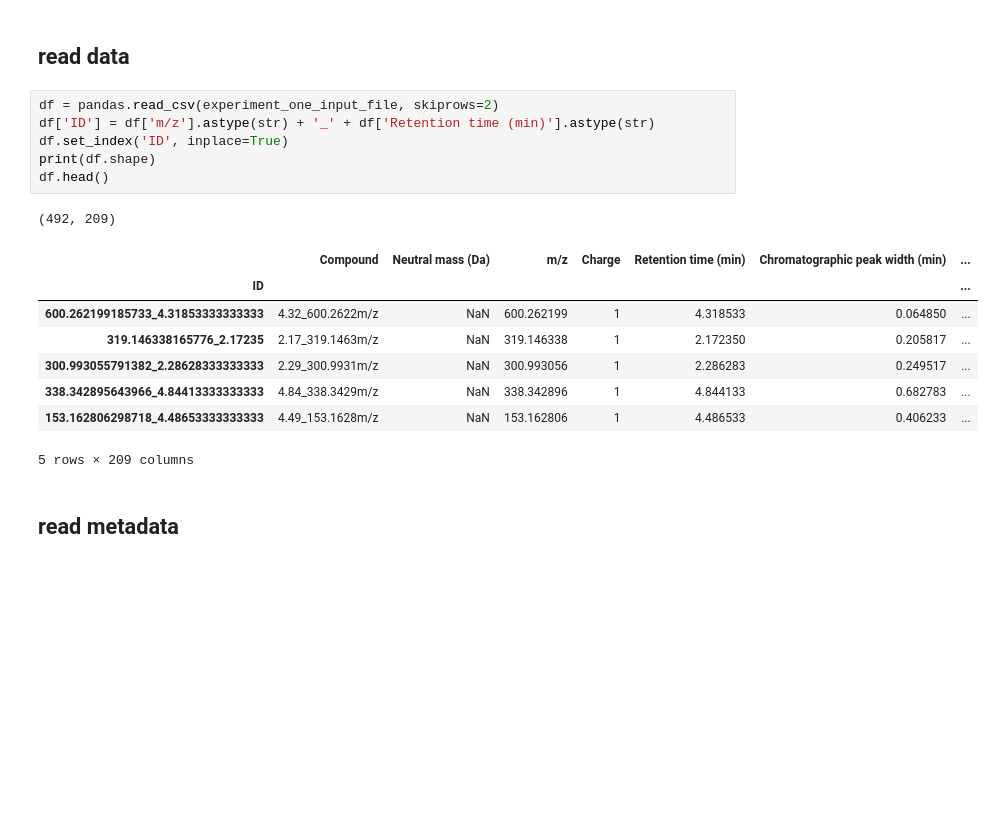
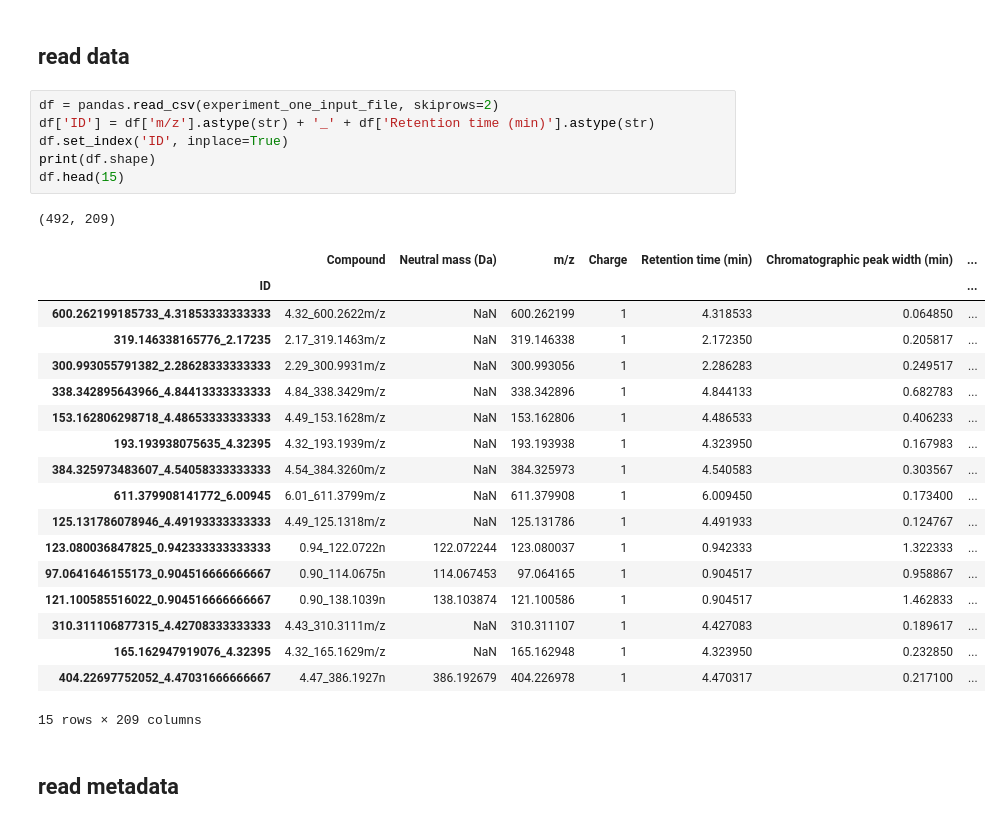
Before and after one commit to adelomana/vigur, a Jupyter notebook: lipidomics/EC072/progenesis/experiment_one_normalized.ipynb, the cells around one changed output. Cells and saved outputs as stored; diff of their text form; blank space fills up the shorter version.

```diff
--- a/lipidomics/EC072/progenesis/experiment_one_normalized.ipynb
+++ b/lipidomics/EC072/progenesis/experiment_one_normalized.ipynb
@@ -32,19 +32,29 @@ annotation_file = '/Users/adrian/projects/vigur/data/lipidomics/072/progenesis/E
 # %%
 df = pandas.read_csv(experiment_one_input_file, skiprows=2)
 df['ID'] = df['m/z'].astype(str) + '_' + df['Retention time (min)'].astype(str)
 df.set_index('ID', inplace=True)
 print(df.shape)
-df.head()
+df.head(15)
 # %% [output]
 (492, 209)
 |  | Compound | Neutral mass (Da) | m/z | Charge | Retention time (min) | Chromatographic peak width (min) | ... |
 | ID |  |  |  |  |  |  | ... |
 | 600.262199185733_4.31853333333333 | 4.32_600.2622m/z | NaN | 600.262199 | 1 | 4.318533 | 0.064850 | ... |
 | 319.146338165776_2.17235 | 2.17_319.1463m/z | NaN | 319.146338 | 1 | 2.172350 | 0.205817 | ... |
 | 300.993055791382_2.28628333333333 | 2.29_300.9931m/z | NaN | 300.993056 | 1 | 2.286283 | 0.249517 | ... |
 | 338.342895643966_4.84413333333333 | 4.84_338.3429m/z | NaN | 338.342896 | 1 | 4.844133 | 0.682783 | ... |
 | 153.162806298718_4.48653333333333 | 4.49_153.1628m/z | NaN | 153.162806 | 1 | 4.486533 | 0.406233 | ... |
+| 193.193938075635_4.32395 | 4.32_193.1939m/z | NaN | 193.193938 | 1 | 4.323950 | 0.167983 | ... |
+| 384.325973483607_4.54058333333333 | 4.54_384.3260m/z | NaN | 384.325973 | 1 | 4.540583 | 0.303567 | ... |
+| 611.379908141772_6.00945 | 6.01_611.3799m/z | NaN | 611.379908 | 1 | 6.009450 | 0.173400 | ... |
+| 125.131786078946_4.49193333333333 | 4.49_125.1318m/z | NaN | 125.131786 | 1 | 4.491933 | 0.124767 | ... |
+| 123.080036847825_0.942333333333333 | 0.94_122.0722n | 122.072244 | 123.080037 | 1 | 0.942333 | 1.322333 | ... |
+| 97.0641646155173_0.904516666666667 | 0.90_114.0675n | 114.067453 | 97.064165 | 1 | 0.904517 | 0.958867 | ... |
+| 121.100585516022_0.904516666666667 | 0.90_138.1039n | 138.103874 | 121.100586 | 1 | 0.904517 | 1.462833 | ... |
+| 310.311106877315_4.42708333333333 | 4.43_310.3111m/z | NaN | 310.311107 | 1 | 4.427083 | 0.189617 | ... |
+| 165.162947919076_4.32395 | 4.32_165.1629m/z | NaN | 165.162948 | 1 | 4.323950 | 0.232850 | ... |
+| 404.22697752052_4.47031666666667 | 4.47_386.1927n | 386.192679 | 404.226978 | 1 | 4.470317 | 0.217100 | ... |
-5 rows × 209 columns
+15 rows × 209 columns
 # %% [markdown]
 ## read metadata
 # %%
```
Also changed, not shown: parts of 6 cells of this notebook, 2 other files.
